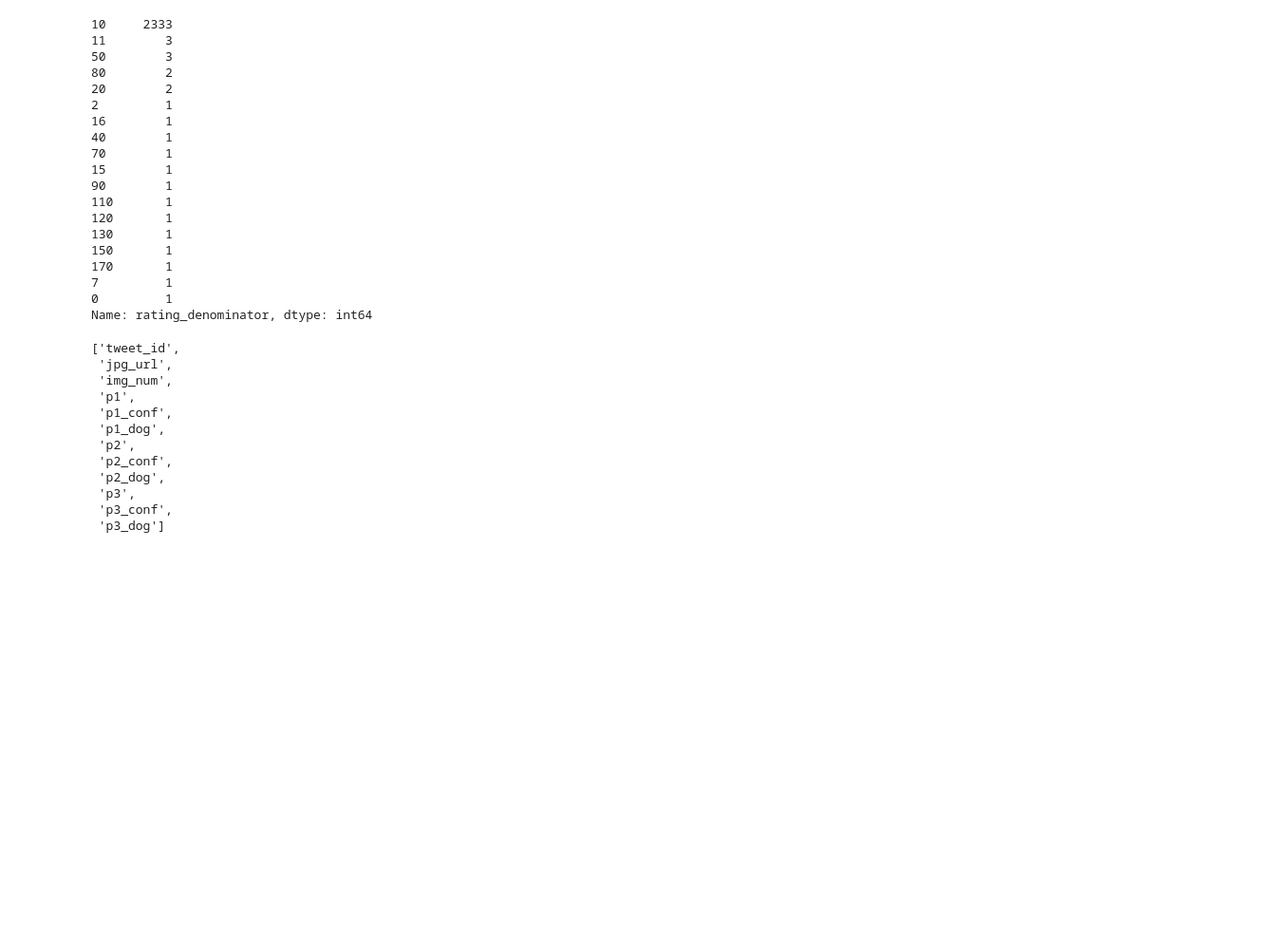
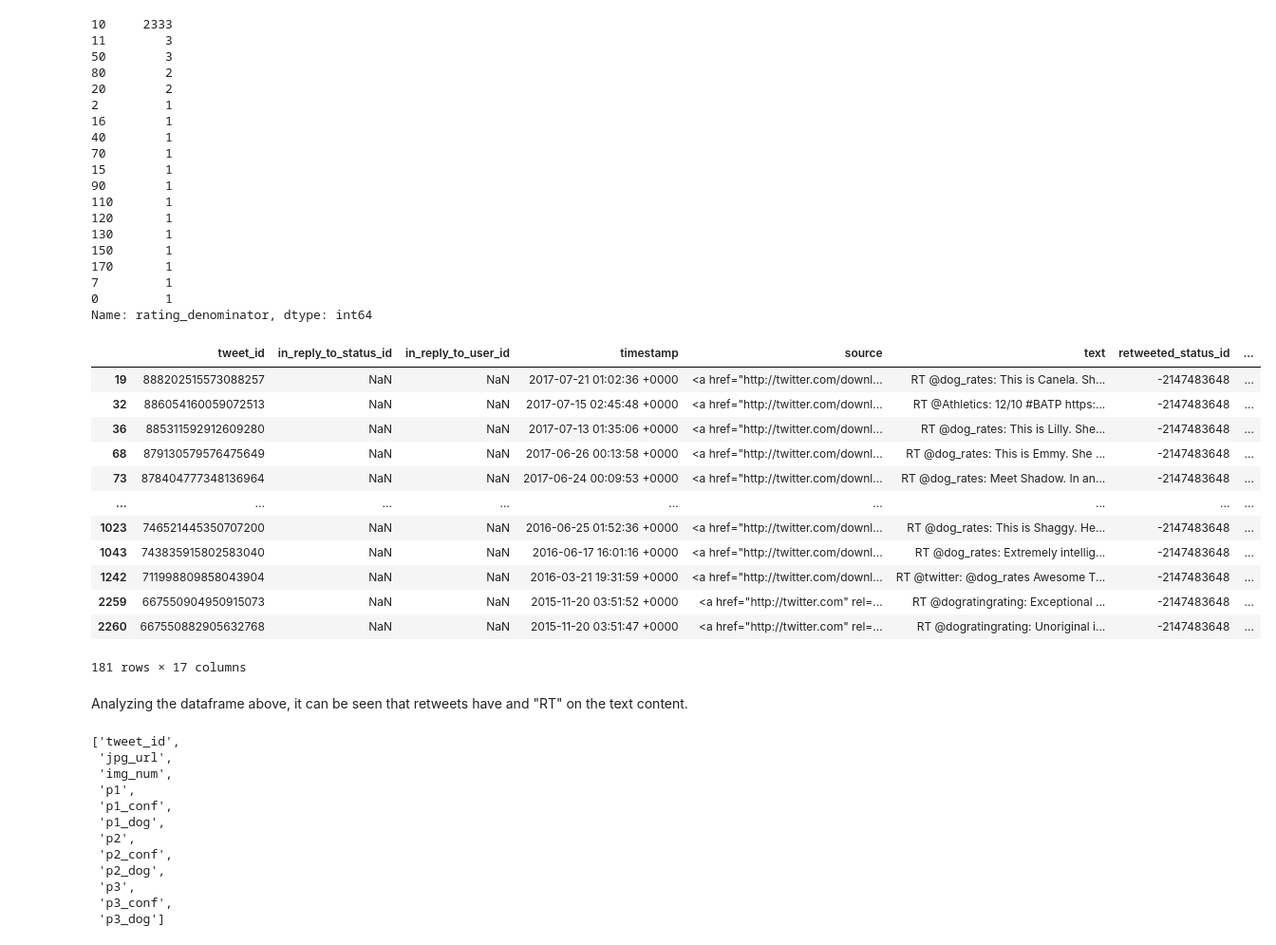
Before and after one commit to kcirne25/WeRateDogs-wrangle, a Jupyter notebook: wrangle_act.ipynb, the cells around one changed output. Shown at 95% size. Drawn from its saved outputs; the diff is of its cells as text; code cells hidden in the pictures; blank space fills up the shorter version.

```diff
--- a/wrangle_act.ipynb
+++ b/wrangle_act.ipynb
@@ -287,5 +286,27 @@ df_tweets['rating_denominator'].value_counts()
 7         1
 0         1
 Name: rating_denominator, dtype: int64
+# %%
+# Checking retweets content
+
+# Filling NaN values with 0 and transforming column to int type
+df_tweets.retweeted_status_id = df_tweets.retweeted_status_id.fillna(0).astype(int)
+df_tweets.loc[df_tweets['retweeted_status_id'] != 0]
+# %% [output]
+|  | tweet_id | in_reply_to_status_id | in_reply_to_user_id | timestamp | source | text | retweeted_status_id | ... |
+| 19 | 888202515573088257 | NaN | NaN | 2017-07-21 01:02:36 +0000 | <a href="http://twitter.com/downl... | RT @dog_rates: This is Canela. Sh... | -2147483648 | ... |
+| 32 | 886054160059072513 | NaN | NaN | 2017-07-15 02:45:48 +0000 | <a href="http://twitter.com/downl... | RT @Athletics: 12/10 #BATP https:... | -2147483648 | ... |
+| 36 | 885311592912609280 | NaN | NaN | 2017-07-13 01:35:06 +0000 | <a href="http://twitter.com/downl... | RT @dog_rates: This is Lilly. She... | -2147483648 | ... |
+| 68 | 879130579576475649 | NaN | NaN | 2017-06-26 00:13:58 +0000 | <a href="http://twitter.com/downl... | RT @dog_rates: This is Emmy. She ... | -2147483648 | ... |
+| 73 | 878404777348136964 | NaN | NaN | 2017-06-24 00:09:53 +0000 | <a href="http://twitter.com/downl... | RT @dog_rates: Meet Shadow. In an... | -2147483648 | ... |
+| ... | ... | ... | ... | ... | ... | ... | ... | ... |
+| 1023 | 746521445350707200 | NaN | NaN | 2016-06-25 01:52:36 +0000 | <a href="http://twitter.com/downl... | RT @dog_rates: This is Shaggy. He... | -2147483648 | ... |
+| 1043 | 743835915802583040 | NaN | NaN | 2016-06-17 16:01:16 +0000 | <a href="http://twitter.com/downl... | RT @dog_rates: Extremely intellig... | -2147483648 | ... |
+| 1242 | 711998809858043904 | NaN | NaN | 2016-03-21 19:31:59 +0000 | <a href="http://twitter.com/downl... | RT @twitter: @dog_rates Awesome T... | -2147483648 | ... |
+| 2259 | 667550904950915073 | NaN | NaN | 2015-11-20 03:51:52 +0000 | <a href="http://twitter.com" rel=... | RT @dogratingrating: Exceptional ... | -2147483648 | ... |
+| 2260 | 667550882905632768 | NaN | NaN | 2015-11-20 03:51:47 +0000 | <a href="http://twitter.com" rel=... | RT @dogratingrating: Unoriginal i... | -2147483648 | ... |
+181 rows × 17 columns
+# %% [markdown]
+Analyzing the dataframe above, it can be seen that retweets have and "RT" on the text content.
 # %%
 # Checking name of columns from df_image
```
Also changed, not shown: parts of 77 cells of this notebook, 1 other file.
